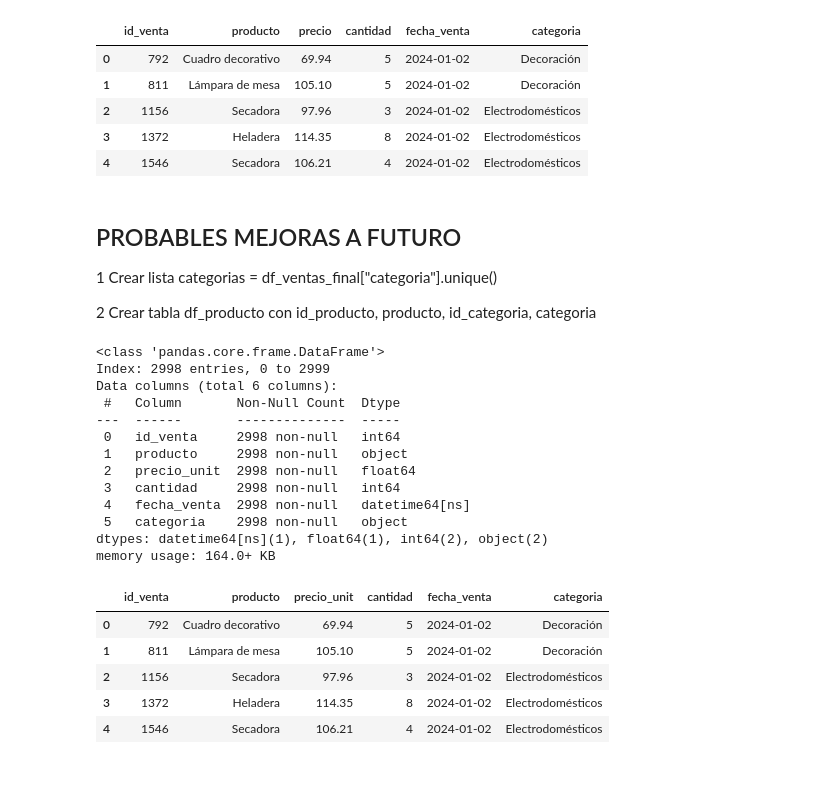
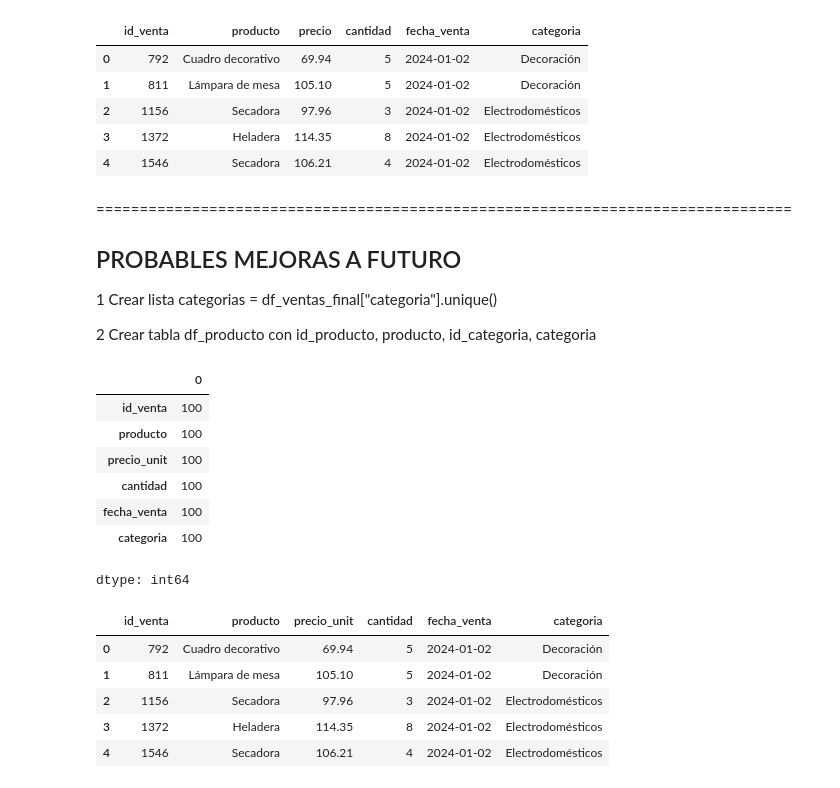
Before and after one commit to alex-degarate/TT-2C2025-Data-Analitycs-Notebooks, a Jupyter notebook: PreEntrega/PE-alex-15O.ipynb, the cells around one changed output. Saved outputs shown, nothing was run; the diff lists cells and outputs as text; code cells hidden in the pictures.

```diff
--- a/PreEntrega/PE-alex-15O.ipynb
+++ b/PreEntrega/PE-alex-15O.ipynb
@@ -566,6 +566,7 @@ df_ventas_final.head()
 | 3 | 1372 | Heladera | 114.35 | 8 | 2024-01-02 | Electrodomésticos |
 | 4 | 1546 | Secadora | 106.21 | 4 | 2024-01-02 | Electrodomésticos |
 # %% [markdown]
+================================================================================
 ## PROBABLES MEJORAS A FUTURO
 1 Crear lista categorias = df_ventas_final["categoria"].unique()
 
@@ -573,22 +574,19 @@ df_ventas_final.head()
 # %%
 df_pp_ventas = df_ventas_final.copy()
 df_pp_ventas.rename(columns={"precio": "precio_unit"}, inplace=True)
-# %%
-df_pp_ventas.info()
-# %% [output]
-<class 'pandas.core.frame.DataFrame'>
-Index: 2998 entries, 0 to 2999
-Data columns (total 6 columns):
- #   Column       Non-Null Count  Dtype
----  ------       --------------  -----
- 0   id_venta     2998 non-null   int64
- 1   producto     2998 non-null   object
- 2   precio_unit  2998 non-null   float64
- 3   cantidad     2998 non-null   int64
- 4   fecha_venta  2998 non-null   datetime64[ns]
- 5   categoria    2998 non-null   object
-dtypes: datetime64[ns](1), float64(1), int64(2), object(2)
-memory usage: 164.0+ KB
+# %%
+df_pp_ventas[ df_pp_ventas["producto"] == "Adorno de pared"].count()
+
+#df_pp_ventas.sort_values(by="producto", ascending=True, inplace=False)
+# %% [output]
+|  | 0 |
+| id_venta | 100 |
+| producto | 100 |
+| precio_unit | 100 |
+| cantidad | 100 |
+| fecha_venta | 100 |
+| categoria | 100 |
+dtype: int64
 # %%
 #df_pp_ventas = df_pp_ventas.sort_values(by="producto", ascending=True)
 df_pp_ventas[df_pp_ventas["producto"] == "Adorno de pared"]
```
Also changed, not shown: parts of 2 cells of this notebook.
